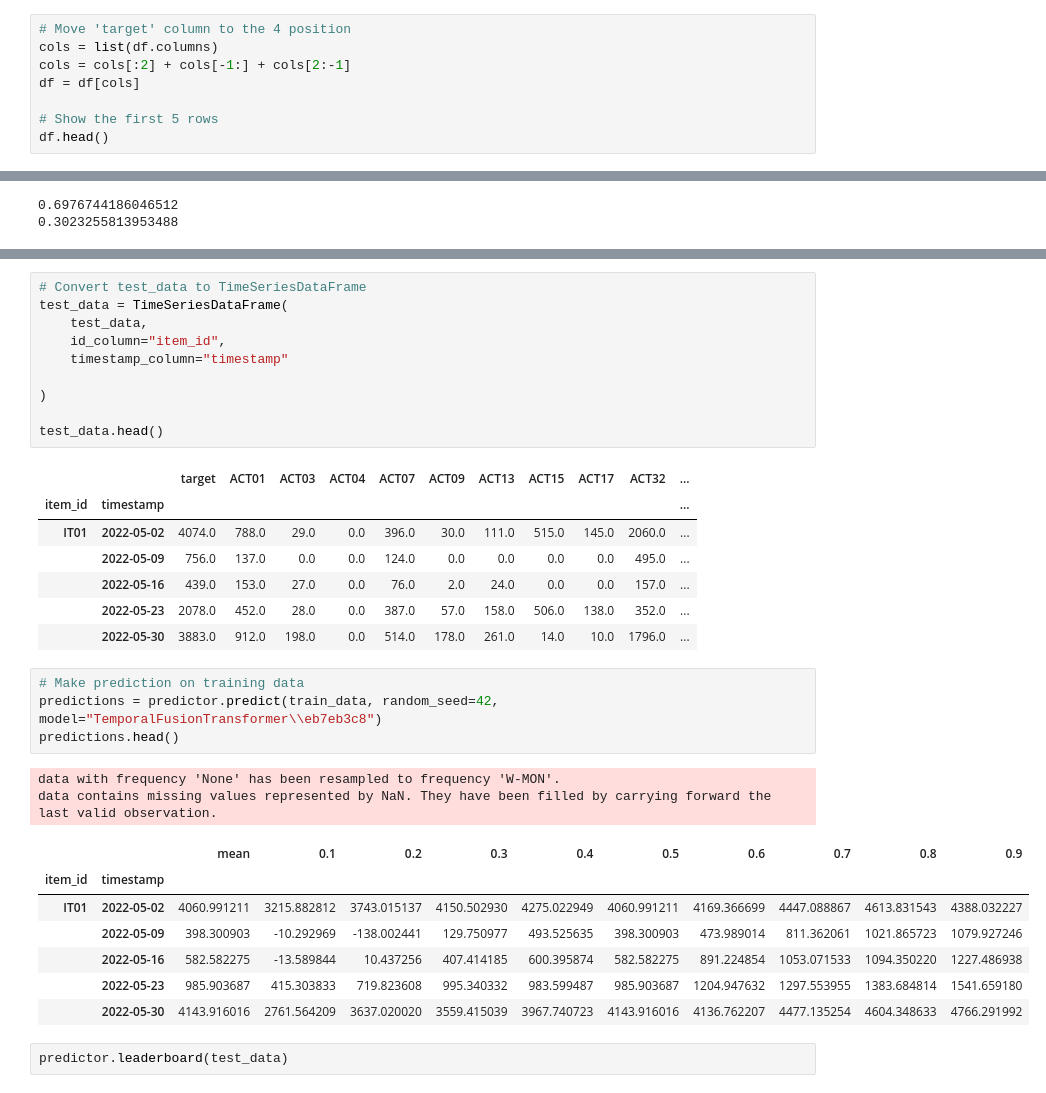
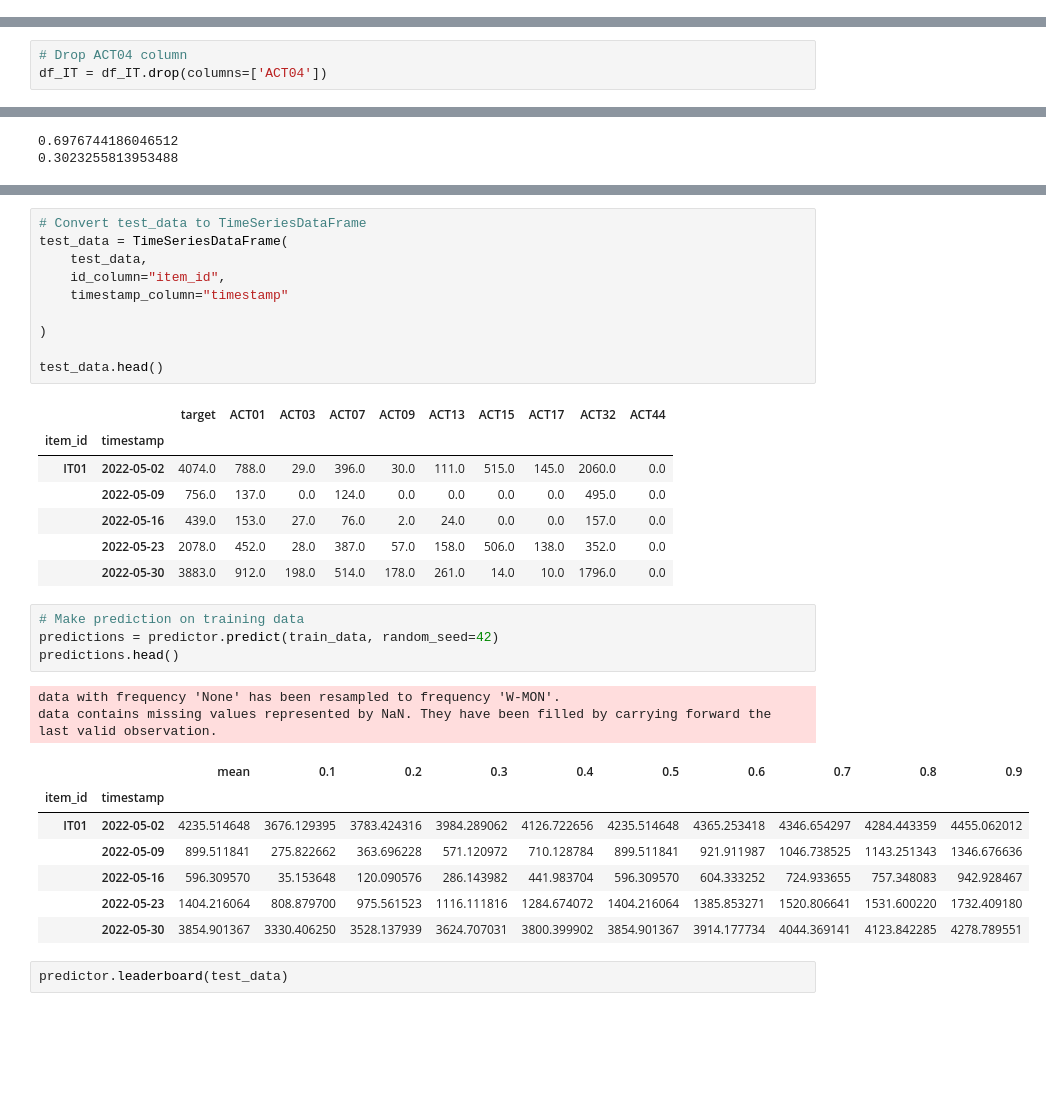
Before and after one commit to gianluca-coletta/Tesi_Magistrale, a Jupyter notebook: Code/VisualizeHPO.ipynb, the cells around one changed output, grey strips where cells are left out. Cells and saved outputs as stored; diff of their text form; blank space fills up the shorter version.

```diff
--- a/Code/VisualizeHPO.ipynb
+++ b/Code/VisualizeHPO.ipynb
@@ -18,8 +17,0 @@ df.head()
-# %%
-# Move 'target' column to the 4 position
-cols = list(df.columns)
-cols = cols[:2] + cols[-1:] + cols[2:-1]
-df = df[cols]
-
-# Show the first 5 rows
-df.head()
@@ -33,6 +18,9 @@ df.head()
 # %%
 # Create a new df of the item_id equal to IT01
 df_IT = df[df['item_id'] == 'IT01']
+# %%
+# Drop ACT04 column
+df_IT = df_IT.drop(columns=['ACT04'])
 # %%
 # Split data into training and testing set; train set based on timestamp from 2020-01-01 to 2022-04-30 and test set based on timestamp from 2022-05-01 to 2023-04-30
 train_data = df_IT[df_IT['timestamp'] <= '2022-04-30']
@@ -73,27 +61,27 @@ test_data = TimeSeriesDataFrame(
 
 test_data.head()
 # %% [output]
-|  |  | target | ACT01 | ACT03 | ACT04 | ACT07 | ACT09 | ACT13 | ACT15 | ACT17 | ACT32 | ... |
-| item_id | timestamp |  |  |  |  |  |  |  |  |  |  | ... |
-| IT01 | 2022-05-02 | 4074.0 | 788.0 | 29.0 | 0.0 | 396.0 | 30.0 | 111.0 | 515.0 | 145.0 | 2060.0 | ... |
-|  | 2022-05-09 | 756.0 | 137.0 | 0.0 | 0.0 | 124.0 | 0.0 | 0.0 | 0.0 | 0.0 | 495.0 | ... |
-|  | 2022-05-16 | 439.0 | 153.0 | 27.0 | 0.0 | 76.0 | 2.0 | 24.0 | 0.0 | 0.0 | 157.0 | ... |
-|  | 2022-05-23 | 2078.0 | 452.0 | 28.0 | 0.0 | 387.0 | 57.0 | 158.0 | 506.0 | 138.0 | 352.0 | ... |
-|  | 2022-05-30 | 3883.0 | 912.0 | 198.0 | 0.0 | 514.0 | 178.0 | 261.0 | 14.0 | 10.0 | 1796.0 | ... |
+|  |  | target | ACT01 | ACT03 | ACT07 | ACT09 | ACT13 | ACT15 | ACT17 | ACT32 | ACT44 |
+| item_id | timestamp |  |  |  |  |  |  |  |  |  |  |
+| IT01 | 2022-05-02 | 4074.0 | 788.0 | 29.0 | 396.0 | 30.0 | 111.0 | 515.0 | 145.0 | 2060.0 | 0.0 |
+|  | 2022-05-09 | 756.0 | 137.0 | 0.0 | 124.0 | 0.0 | 0.0 | 0.0 | 0.0 | 495.0 | 0.0 |
+|  | 2022-05-16 | 439.0 | 153.0 | 27.0 | 76.0 | 2.0 | 24.0 | 0.0 | 0.0 | 157.0 | 0.0 |
+|  | 2022-05-23 | 2078.0 | 452.0 | 28.0 | 387.0 | 57.0 | 158.0 | 506.0 | 138.0 | 352.0 | 0.0 |
+|  | 2022-05-30 | 3883.0 | 912.0 | 198.0 | 514.0 | 178.0 | 261.0 | 14.0 | 10.0 | 1796.0 | 0.0 |
 # %%
 # Make prediction on training data
-predictions = predictor.predict(train_data, random_seed=42, model="TemporalFusionTransformer\\eb7eb3c8")
+predictions = predictor.predict(train_data, random_seed=42)
 predictions.head()
 # %% [output]
 data with frequency 'None' has been resampled to frequency 'W-MON'.
 data contains missing values represented by NaN. They have been filled by carrying forward the last valid observation.
 |  |  | mean | 0.1 | 0.2 | 0.3 | 0.4 | 0.5 | 0.6 | 0.7 | 0.8 | 0.9 |
 | item_id | timestamp |  |  |  |  |  |  |  |  |  |  |
-| IT01 | 2022-05-02 | 4060.991211 | 3215.882812 | 3743.015137 | 4150.502930 | 4275.022949 | 4060.991211 | 4169.366699 | 4447.088867 | 4613.831543 | 4388.032227 |
-|  | 2022-05-09 | 398.300903 | -10.292969 | -138.002441 | 129.750977 | 493.525635 | 398.300903 | 473.989014 | 811.362061 | 1021.865723 | 1079.927246 |
-|  | 2022-05-16 | 582.582275 | -13.589844 | 10.437256 | 407.414185 | 600.395874 | 582.582275 | 891.224854 | 1053.071533 | 1094.350220 | 1227.486938 |
-|  | 2022-05-23 | 985.903687 | 415.303833 | 719.823608 | 995.340332 | 983.599487 | 985.903687 | 1204.947632 | 1297.553955 | 1383.684814 | 1541.659180 |
-|  | 2022-05-30 | 4143.916016 | 2761.564209 | 3637.020020 | 3559.415039 | 3967.740723 | 4143.916016 | 4136.762207 | 4477.135254 | 4604.348633 | 4766.291992 |
+| IT01 | 2022-05-02 | 4235.514648 | 3676.129395 | 3783.424316 | 3984.289062 | 4126.722656 | 4235.514648 | 4365.253418 | 4346.654297 | 4284.443359 | 4455.062012 |
+|  | 2022-05-09 | 899.511841 | 275.822662 | 363.696228 | 571.120972 | 710.128784 | 899.511841 | 921.911987 | 1046.738525 | 1143.251343 | 1346.676636 |
+|  | 2022-05-16 | 596.309570 | 35.153648 | 120.090576 | 286.143982 | 441.983704 | 596.309570 | 604.333252 | 724.933655 | 757.348083 | 942.928467 |
+|  | 2022-05-23 | 1404.216064 | 808.879700 | 975.561523 | 1116.111816 | 1284.674072 | 1404.216064 | 1385.853271 | 1520.806641 | 1531.600220 | 1732.409180 |
+|  | 2022-05-30 | 3854.901367 | 3330.406250 | 3528.137939 | 3624.707031 | 3800.399902 | 3854.901367 | 3914.177734 | 4044.369141 | 4123.842285 | 4278.789551 |
 # %%
 predictor.leaderboard(test_data)
 # %% [output]
```
Also changed, not shown: parts of 6 cells of this notebook, 8 other files.
